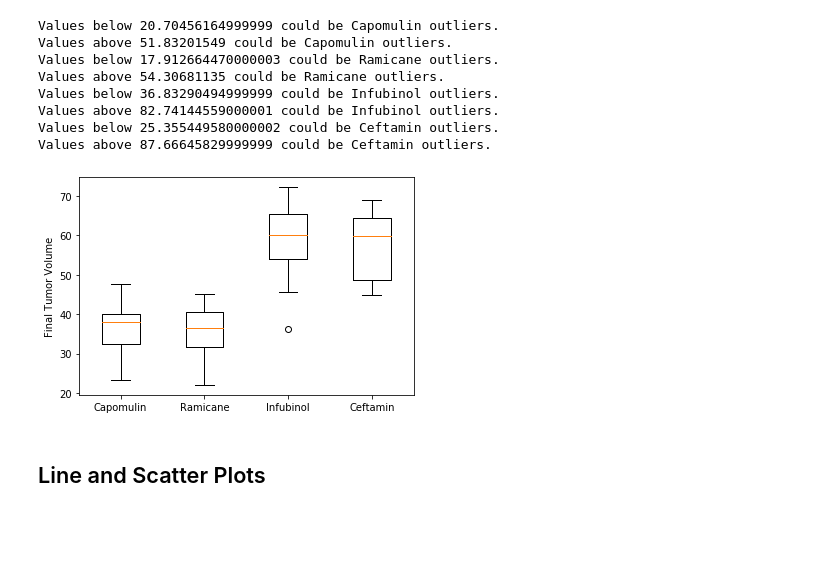
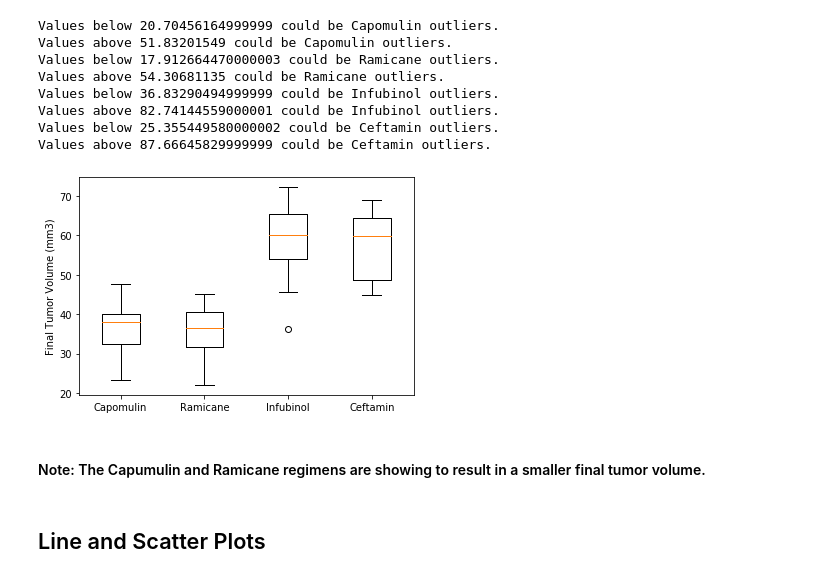
Before and after one commit to jennyalfi/DataVis-challenge, a Jupyter notebook: Pymaceuticals/pymaceuticals.ipynb, the cells around one changed output. Cells and saved outputs as stored; diff of their text form; code cells hidden in the pictures; blank space fills up the shorter version.

```diff
--- a/Pymaceuticals/pymaceuticals.ipynb
+++ b/Pymaceuticals/pymaceuticals.ipynb
@@ -328,19 +343,22 @@ Values above 87.66645829999999 could be Ceftamin outliers.
 # %%
 # Generate a box plot that shows the distrubution of the tumor volume for each treatment group.
 
 #fig1, ax1 = plt.subplots()
 #ax1.set_title('Final Tumor Volume for Treatment Groups')
 #ax1.boxplot(list DF for each drug)
 #plt.show()
 
 fig1, ax1 = plt.subplots()
-ax1.set_ylabel("Final Tumor Volume")
+ax1.set_ylabel("Final Tumor Volume (mm3)")
 ax1.boxplot(subset)
 
 plt.xticks([1, 2, 3, 4], drug_reg)
+plt.savefig("Images/boxplot.png")
 plt.show()
 # %% [output]
-[figure, old version]
+[figure, new version]
+# %% [markdown]
+#### Note: The Capumulin and Ramicane regimens are showing to result in a smaller final tumor volume.
 # %% [markdown]
 ## Line and Scatter Plots
 # %%
```
Also changed, not shown: parts of 16 cells of this notebook, 11 other files.
